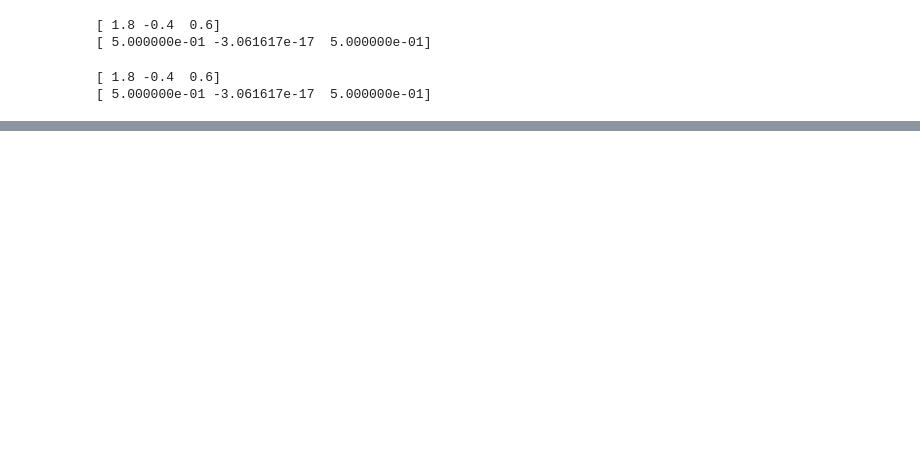
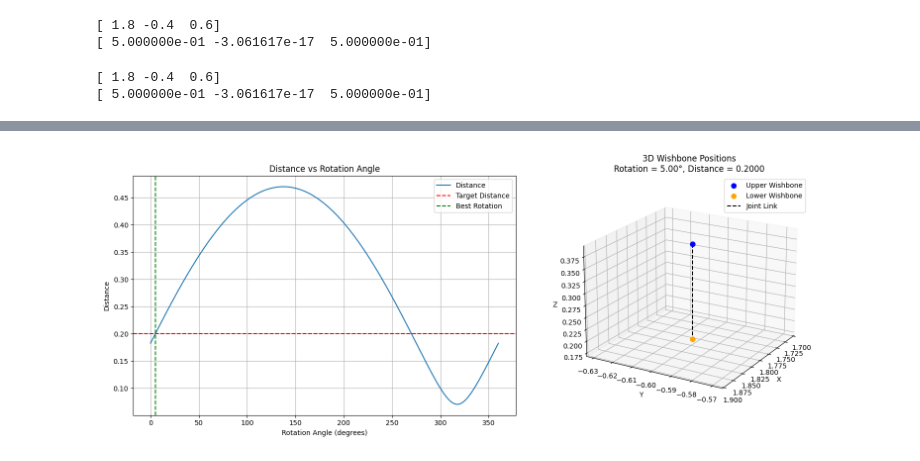
Before and after one commit to Bfoke/Death-Missile, a Jupyter notebook: Kinematics/SingleCorner.ipynb, the cells around one changed output, grey strips where cells are left out. Cells and saved outputs as stored; diff of their text form; code cells hidden in the pictures; blank space fills up the shorter version.

```diff
--- a/Kinematics/SingleCorner.ipynb
+++ b/Kinematics/SingleCorner.ipynb
@@ -85,0 +124,68 @@ plt.show()
+# %%
+import numpy as np
+import matplotlib.pyplot as plt
+from mpl_toolkits.mplot3d import Axes3D  # needed for 3D plotting
+
+# Data collection for plotting
+theta_vals = []
+distance_vals = []
+
+# Reset variables
+theta = 0
+closest_dist = 10
+theta_close = 0
+
+# Sweep rotation and track distances
+for i in range(steps):
+    lower_pos = FR_lower.rotation(theta)
+    dist = np.linalg.norm(upper_pos - lower_pos)
+
+    theta_vals.append(np.rad2deg(theta))
+    distance_vals.append(dist)
+
+    if abs(dist - joint_dist) < abs(closest_dist - joint_dist):
+        closest_dist = dist
+        theta_close = theta
+
+    theta += dtheta
+
+# Final best rotation and positions
+rotation_needed = np.rad2deg(theta_close)
+FR_lower = Wishbone(FrL1, FrL2, FrL3)
+lower_pos = FR_lower.rotation(theta_close)
+
+# --- PLOTTING ---
+
+fig = plt.figure(figsize=(16, 6))
+
+# 1. Distance vs Angle (2D)
+ax1 = fig.add_subplot(1, 2, 1)
+ax1.plot(theta_vals, distance_vals, label='Distance')
+ax1.axhline(y=joint_dist, color='r', linestyle='--', label='Target Distance')
+ax1.axvline(x=rotation_needed, color='g', linestyle='--', label='Best Rotation')
+ax1.set_xlabel("Rotation Angle (degrees)")
+ax1.set_ylabel("Distance")
+ax1.set_title("Distance vs Rotation Angle")
+ax1.legend()
+ax1.grid(True)
+
+# 2. 3D position of upper and lower wishbones
+ax2 = fig.add_subplot(1, 2, 2, projection='3d')
+ax2.scatter(*upper_pos, color='blue', label='Upper Wishbone', s=50)
+ax2.scatter(*lower_pos, color='orange', label='Lower Wishbone', s=50)
+ax2.plot([upper_pos[0], lower_pos[0]],
+         [upper_pos[1], lower_pos[1]],
+         [upper_pos[2], lower_pos[2]],
+         'k--', label='Joint Link')
+
+ax2.set_title(f"3D Wishbone Positions\nRotation = {rotation_needed:.2f}°, Distance = {closest_dist:.4f}")
+ax2.set_xlabel('X')
+ax2.set_ylabel('Y')
+ax2.set_zlabel('Z')
+ax2.legend()
+ax2.view_init(elev=20, azim=30)  # Adjust the view angle if needed
+
+plt.tight_layout()
+plt.show()
+# %% [output]
+[figure, added]
```
Also changed, not shown: parts of 5 cells of this notebook, 1 other file.
